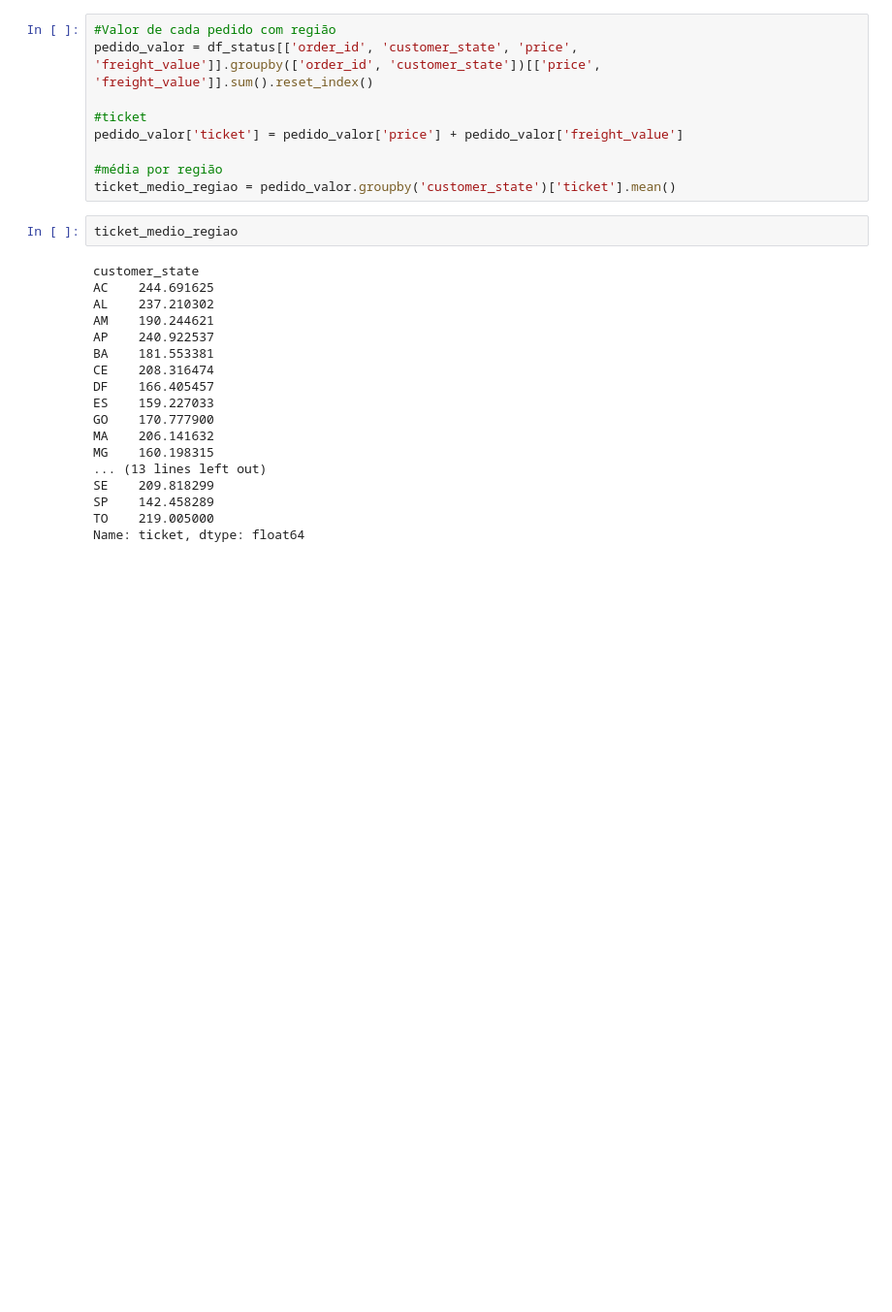
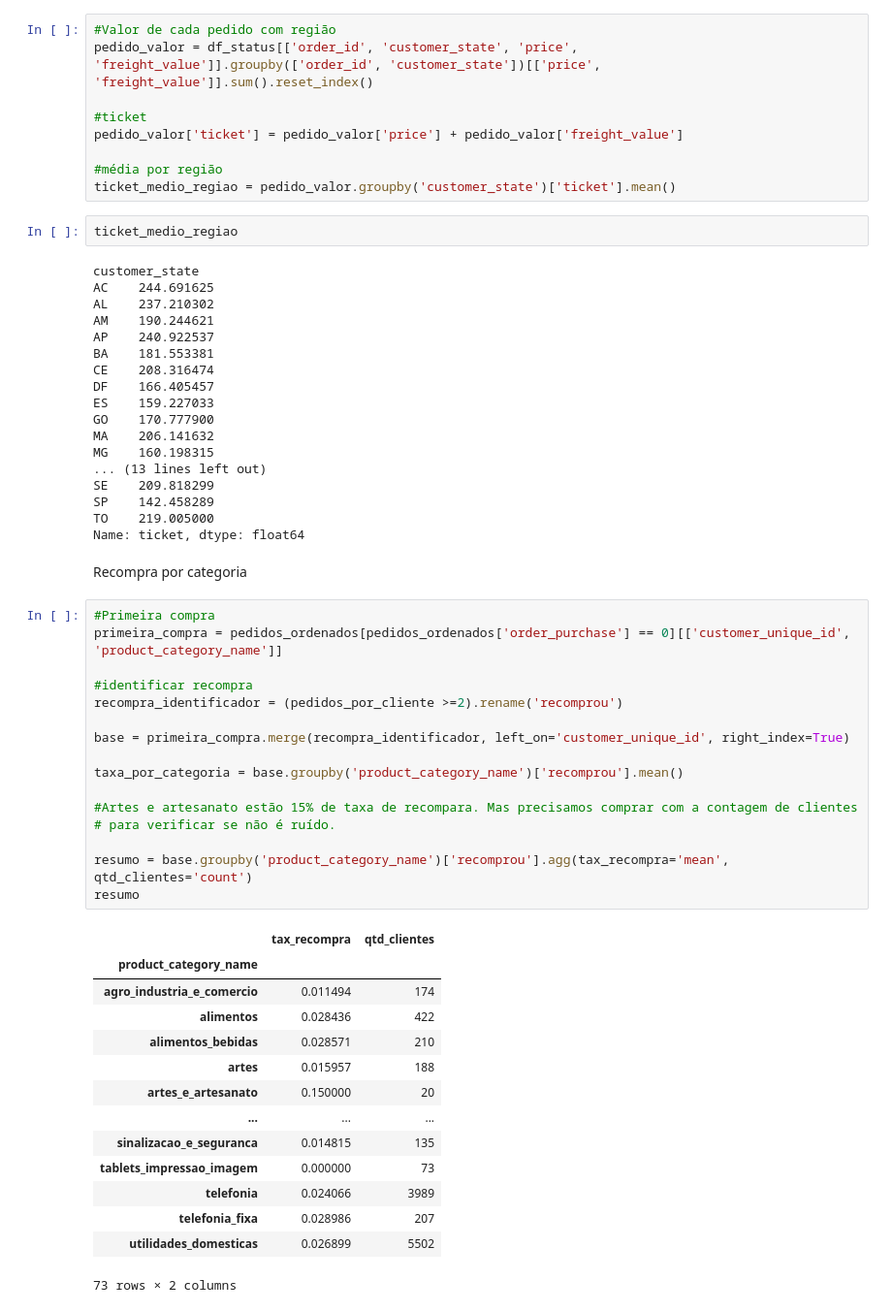
Before and after one commit to lsales7/ml-project, a Jupyter notebook: notebooks/eda.ipynb, the cells around one changed output. Shown at 97% size. Drawn from its saved outputs; the diff is of its cells as text; blank space fills up the shorter version.

Commit message:
taxa de recompra por categoria

```diff
--- a/notebooks/eda.ipynb
+++ b/notebooks/eda.ipynb
@@ -110,3 +110,36 @@ SE    209.818299
 SP    142.458289
 TO    219.005000
 Name: ticket, dtype: float64
+# %% [markdown]
+Recompra por categoria
+# %%
+#Primeira compra
+primeira_compra = pedidos_ordenados[pedidos_ordenados['order_purchase'] == 0][['customer_unique_id', 'product_category_name']]
+
+#identificar recompra
+recompra_identificador = (pedidos_por_cliente >=2).rename('recomprou')
+
+base = primeira_compra.merge(recompra_identificador, left_on='customer_unique_id', right_index=True)
+
+taxa_por_categoria = base.groupby('product_category_name')['recomprou'].mean()
+
+#Artes e artesanato estão 15% de taxa de recompara. Mas precisamos comprar com a contagem de clientes
+# para verificar se não é ruído.
+
+resumo = base.groupby('product_category_name')['recomprou'].agg(tax_recompra='mean', qtd_clientes='count')
+resumo
+# %% [output]
+|  | tax_recompra | qtd_clientes |
+| product_category_name |  |  |
+| agro_industria_e_comercio | 0.011494 | 174 |
+| alimentos | 0.028436 | 422 |
+| alimentos_bebidas | 0.028571 | 210 |
+| artes | 0.015957 | 188 |
+| artes_e_artesanato | 0.150000 | 20 |
+| ... | ... | ... |
+| sinalizacao_e_seguranca | 0.014815 | 135 |
+| tablets_impressao_imagem | 0.000000 | 73 |
+| telefonia | 0.024066 | 3989 |
+| telefonia_fixa | 0.028986 | 207 |
+| utilidades_domesticas | 0.026899 | 5502 |
+73 rows × 2 columns
```
